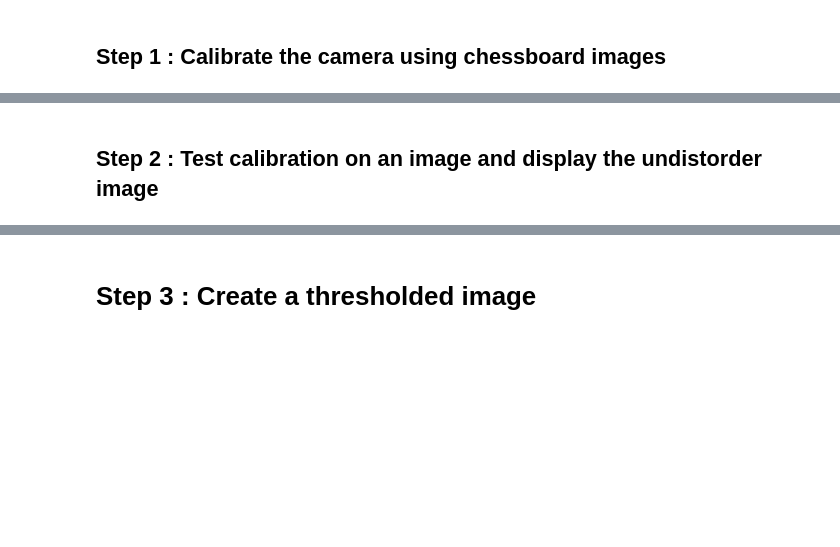
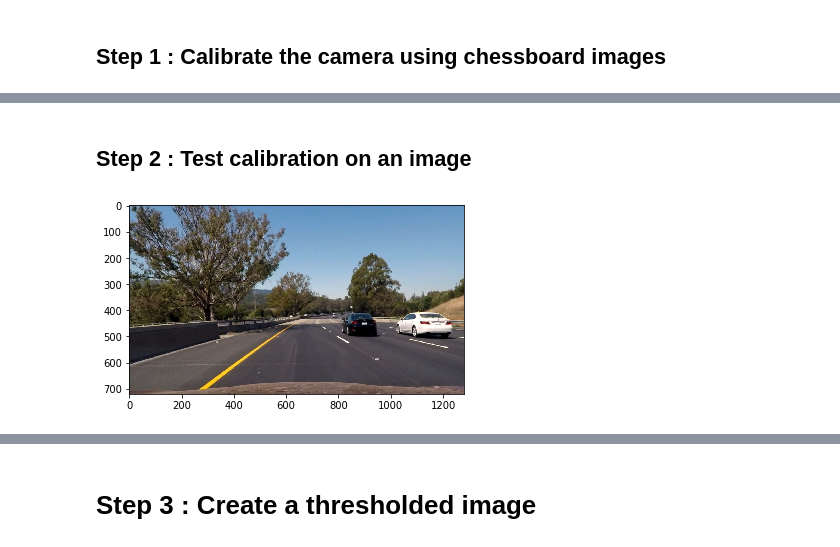
Before and after one commit to raijisse/Udacity-SDC-P2-Advanced-Finding-Lanes, a Jupyter notebook: P2_image.ipynb, the cells around one changed output, grey strips where cells are left out. Drawn from its saved outputs; the diff is of its cells as text; code cells hidden in the pictures; blank space fills up the shorter version.

```diff
--- a/P2_image.ipynb
+++ b/P2_image.ipynb
@@ -66,2 +77,2 @@ figure.savefig('./output_images/undistorded.jpg')
 # %% [markdown]
-## Step 2 : Test calibration on an image and display the undistorder image
+## Step 2 : Test calibration on an image
@@ -69,0 +79,11 @@ pwd
+# %%
+# Now let us try on the /test_images folder:
+test_images = sorted(glob.glob('./test_images/test*.jpg'))
+for idx, image in enumerate(test_images):
+    raw_img = mpimg.imread(image)
+    dst = cv2.undistort(raw_img, mtx, dist, None, mtx)
+    plt.imshow(dst)
+    # Save test images, add +1 to index to match the test* image number
+    mpimg.imsave('./output_images/undistorded%d.png'%(idx+1), dst)
+# %% [output]
+[figure, added]
```
Also changed, not shown: parts of 3 cells of this notebook, 13 other files.
